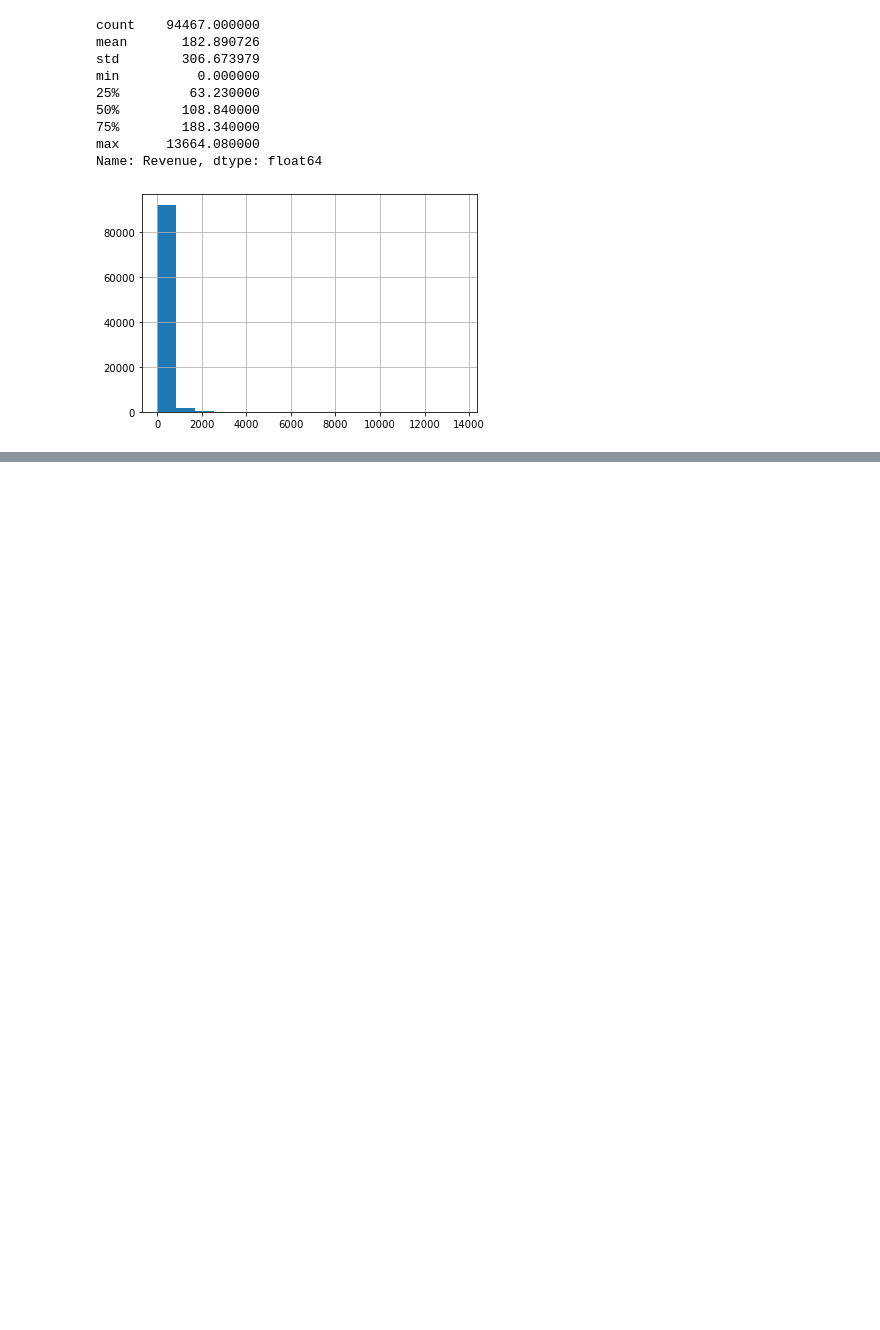
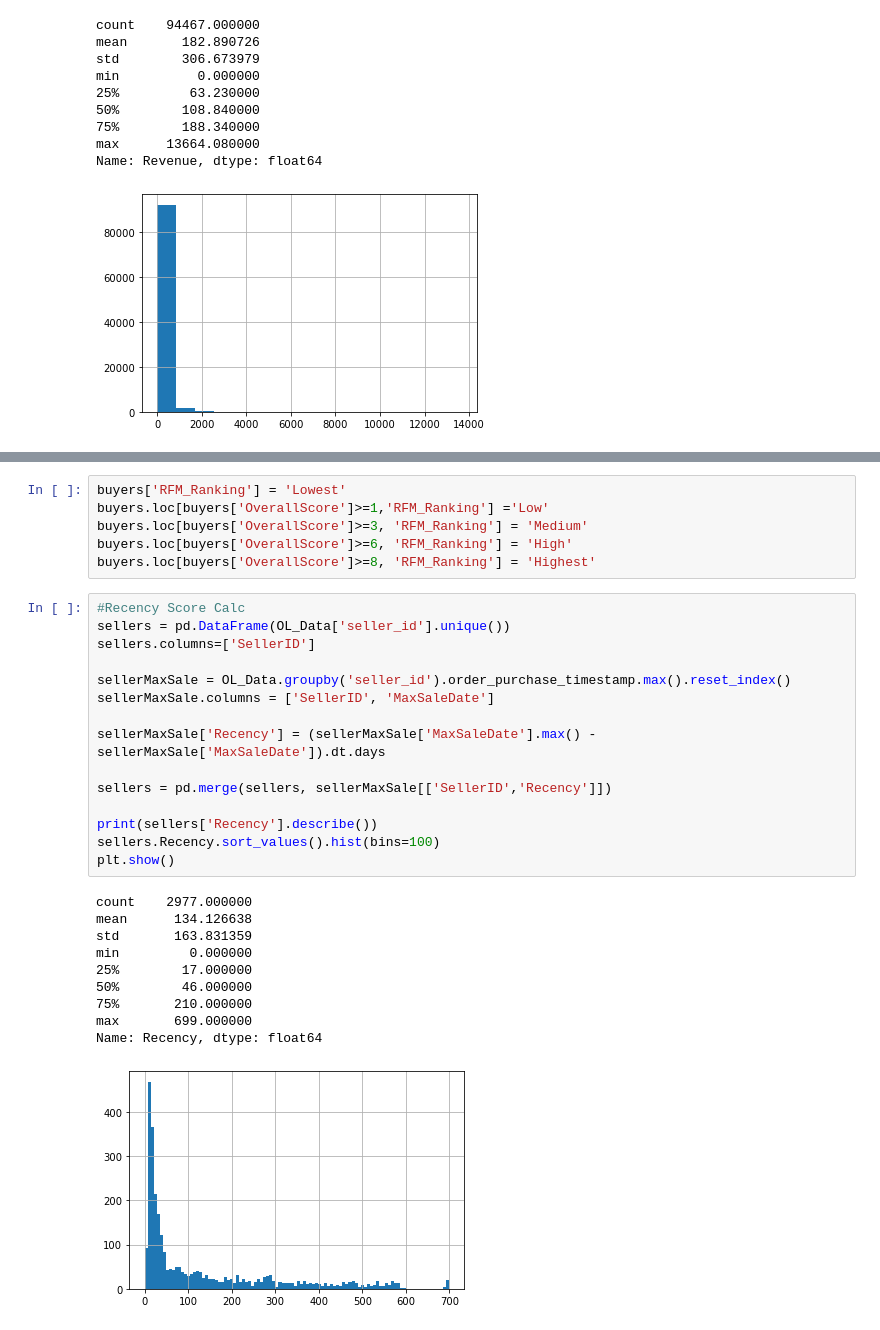
Before and after one commit to deakynek/SpringBoardProjects, a Jupyter notebook: Capstone3/EDA.ipynb, the cells around one changed output, grey strips where cells are left out. Drawn from its saved outputs; the diff is of its cells as text; blank space fills up the shorter version.

```diff
--- a/Capstone3/EDA.ipynb
+++ b/Capstone3/EDA.ipynb
@@ -171,0 +232,32 @@ Name: Revenue, dtype: float64
+# %%
+buyers['RFM_Ranking'] = 'Lowest'
+buyers.loc[buyers['OverallScore']>=1,'RFM_Ranking'] ='Low'
+buyers.loc[buyers['OverallScore']>=3, 'RFM_Ranking'] = 'Medium'
+buyers.loc[buyers['OverallScore']>=6, 'RFM_Ranking'] = 'High'
+buyers.loc[buyers['OverallScore']>=8, 'RFM_Ranking'] = 'Highest'
+# %%
+#Recency Score Calc
+sellers = pd.DataFrame(OL_Data['seller_id'].unique())
+sellers.columns=['SellerID']
+
+sellerMaxSale = OL_Data.groupby('seller_id').order_purchase_timestamp.max().reset_index()
+sellerMaxSale.columns = ['SellerID', 'MaxSaleDate']
+
+sellerMaxSale['Recency'] = (sellerMaxSale['MaxSaleDate'].max() - sellerMaxSale['MaxSaleDate']).dt.days
+
+sellers = pd.merge(sellers, sellerMaxSale[['SellerID','Recency']])
+
+print(sellers['Recency'].describe())
+sellers.Recency.sort_values().hist(bins=100)
+plt.show()
+# %% [output]
+count    2977.000000
+mean      134.126638
+std       163.831359
+min         0.000000
+25%        17.000000
+50%        46.000000
+75%       210.000000
+max       699.000000
+Name: Recency, dtype: float64
+[figure, added]
```
Also changed, not shown: parts of 14 cells of this notebook.
